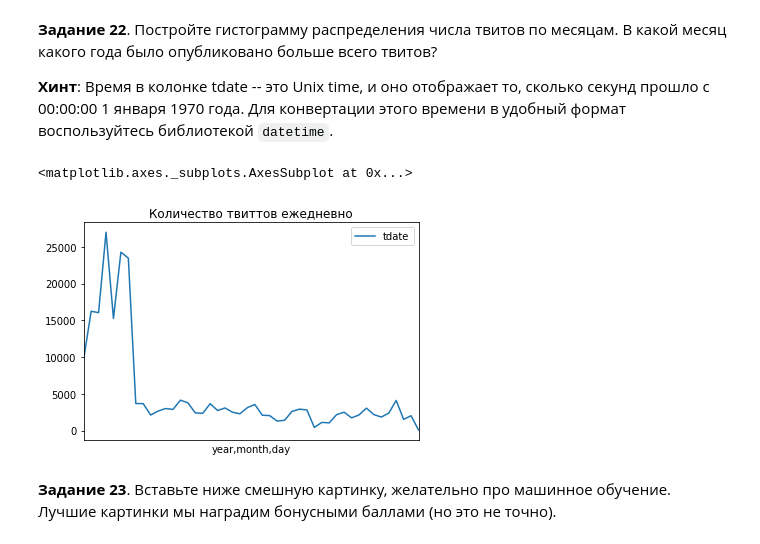
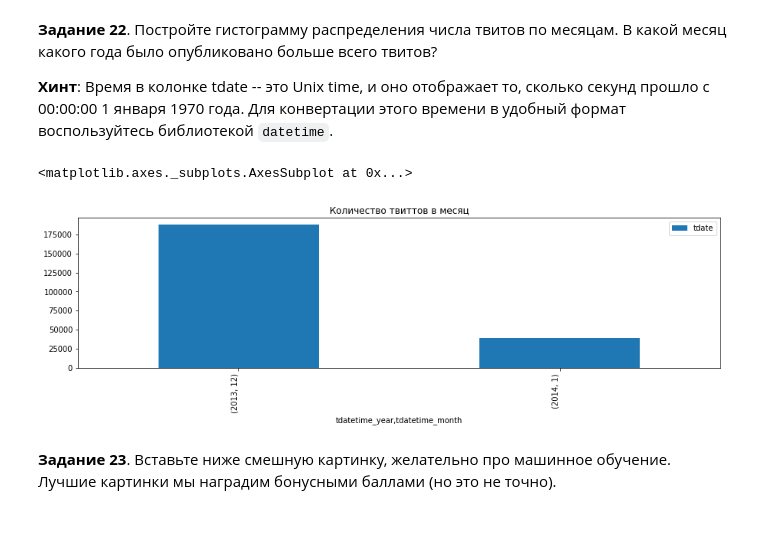
Before and after one commit to GorillazZz1/ml-course-hse-2020, a Jupyter notebook: hw1.ipynb, the cells around one changed output. Saved outputs shown, nothing was run; the diff lists cells and outputs as text; code cells hidden in the pictures.

```diff
--- a/hw1.ipynb
+++ b/hw1.ipynb
@@ -764,38 +758,44 @@ __Задание 22__. Постройте гистограмму распред
 
 __Хинт__: Время в колонке tdate -- это Unix time, и оно отображает то, сколько секунд прошло с 00:00:00 1 января 1970 года. Для конвертации этого времени в удобный формат воспользуйтесь библиотекой `datetime`.
 # %%
+
+import matplotlib.dates as mdates
+
 date_df = df[['tdate']].copy()
-date_df['date'] = pd.to_datetime(date_df['tdate'],unit='s')
-date_df['year'] = date_df['date'].dt.year
-date_df['month'] = date_df['date'].dt.month
-date_df['day'] = date_df['date'].dt.day
+date_df['date'] = pd.to_datetime(date_df['tdate'], unit='s').dt.normalize()
+date_df['date'] = date_df['date'].astype("datetime64")
+date_df = date_df.groupby(by=['date']).count().reset_index()
+date_df.set_index('date',inplace=True)
 
-date_df = date_df.groupby(by=['year', 'month', 'day']).count().drop(columns=['date'])
-'''Получили df:
-    - 'year' -- год
-    - 'month' -- месяц
-    - 'day' -- день
-    - 'tdate' -- количество твиттов в year month day
+#plot data
+fig, ax = plt.subplots(figsize=(15,4))
 
-TODO:
-1) Превратить 'te'
-'''
-
-# ПОСТРОИТЬ
-import matplotlib.dates as mdates
-ax = plt.gca()
+fig.autofmt_xdate()
 #set ticks every week
 ax.xaxis.set_major_locator(mdates.WeekdayLocator())
 #set major ticks format
-ax.xaxis.set_major_formatter(mdates.DateFormatter('%b %d'))
-ax.set_xlabel('Дата и время')
+# ax.xaxis.set_major_formatter(mdates.DateFormatter('%b %d'))
+# ax.bar(date_df.index, date_df['tdate'])
 
-date_df.plot(ax=ax, title='Количество твиттов ежедневно')
+date_df.plot(kind='bar', ax=ax, title='Количество твиттов каждый день')
 
 # https://stackoverflow.com/questions/38228995/how-can-i-draw-the-histogram-of-date-values-group-by-month-in-each-year-in-pytho
+# https://scentellegher.github.io/programming/2017/05/24/pandas-bar-plot-with-formatted-dates.html
+
+
+# ----> Каждый месяц <---- #
+df['tdatetime'] = pd.to_datetime(df['tdate'], unit='s')
+df['tdatetime'] = df['tdatetime'].astype("datetime64")
+df['tdatetime_year'] = df['tdatetime'].dt.year
+df['tdatetime_month'] = df['tdatetime'].dt.month
+df[['id',
+    'tdatetime_year',
+    'tdatetime_month']].groupby(by=['tdatetime_year',
+                                    'tdatetime_month'])['id'].count().plot(kind="bar",
+                                                                           title='Количество твиттов в месяц')
 # %% [output]
 <matplotlib.axes._subplots.AxesSubplot at 0x...>
-[figure, old version]
+[figure, new version]
 # %% [markdown]
 __Задание 23__. Вставьте ниже смешную картинку, желательно про машинное обучение. Лучшие картинки мы наградим бонусными баллами (но это не точно).
 # %% [markdown]
```
Also changed, not shown: parts of 12 cells of this notebook.
